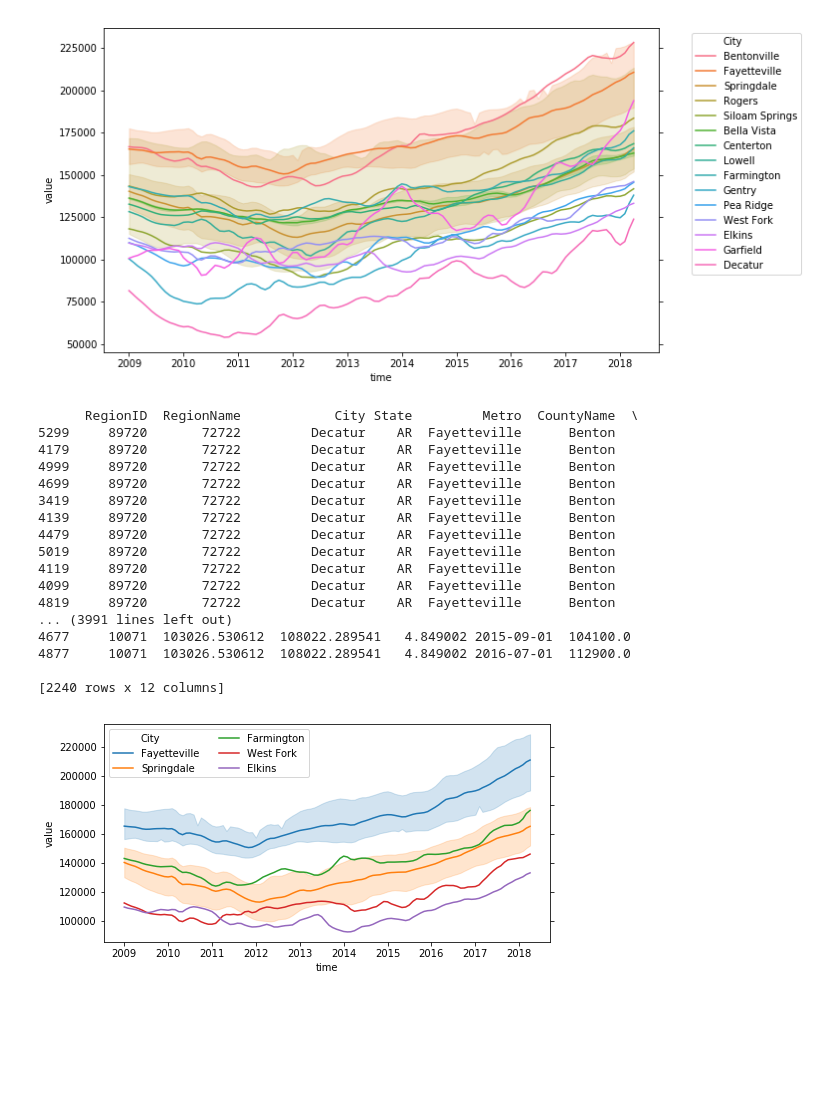
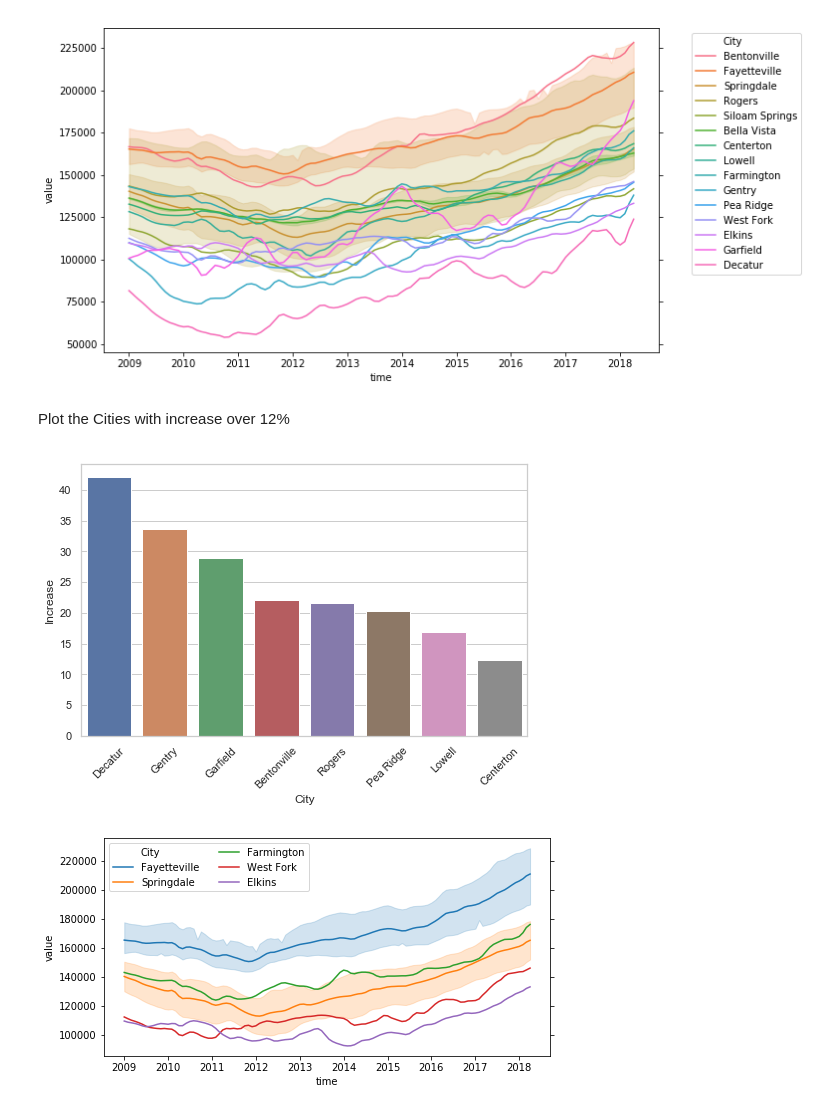
Before and after one commit to Francismorales/Time_Series_Forecasting_RealEstateNWA, a Jupyter notebook: mod_4_starter_notebook.ipynb, the cells around one changed output. Cells and saved outputs as stored; diff of their text form; code cells hidden in the pictures; blank space fills up the shorter version.

```diff
--- a/mod_4_starter_notebook.ipynb
+++ b/mod_4_starter_notebook.ipynb
@@ -174,6 +201,7 @@ print(dfARCounty.columns.get_loc("2018-04"))
 209
 271
 # %%
-dfARCounty['AvgPrice_2013']= dfARCounty[dfARCounty.columns[160:209]].mean(axis=1)
-dfARCounty['AvgPrice_2018'] = dfARCounty[dfARCounty.columns[209:]].mean(axis=1) #last index not included
+#Calculate the rate of increase based on median of each 5-year period
+dfARCounty['AvgPrice_2013']= dfARCounty[dfARCounty.columns[160:209]].median(axis=1)
+dfARCounty['AvgPrice_2018'] = dfARCounty[dfARCounty.columns[209:]].median(axis=1) #last index not included
 dfARCounty['Increase'] = (dfARCounty['AvgPrice_2018'] - dfARCounty['AvgPrice_2013']) / dfARCounty['AvgPrice_2013'] * 100
@@ -196,5 +215,5 @@ dfARCountyMelted.dropna(axis=0, inplace=True)
 #Convert time colum to datetime format
 dfARCountyMelted['time'] = pd.to_datetime(dfARCountyMelted['time'], infer_datetime_format=True, errors='coerce')
 # %%
-#Select data generated after 2008-12
-dfARCountyMelted2009 = dfARCountyMelted.loc[dfARCountyMelted['time'] > '2008-12-01']
+#Select data generated after 2009-03 in order to have complete cycles in my data
+dfARCountyMelted2009 = dfARCountyMelted.loc[dfARCountyMelted['time'] > '2009-03-01']
@@ -220,22 +241,6 @@ plt.legend(ncol=1, bbox_to_anchor=(1.05, 1));
 [figure]
 # %%
 #Sort dataframe be increase in value and plot
-dfARCountyMelted2009.sort_values(by=['Increase'], ascending=False)
+sortedvals = dfARCountyMelted2009.sort_values(by=['Increase'], ascending=False)
-# %% [output]
-      RegionID  RegionName            City State         Metro  CountyName  \
-5299     89720       72722         Decatur    AR  Fayetteville      Benton
-4179     89720       72722         Decatur    AR  Fayetteville      Benton
-4999     89720       72722         Decatur    AR  Fayetteville      Benton
-4699     89720       72722         Decatur    AR  Fayetteville      Benton
-3419     89720       72722         Decatur    AR  Fayetteville      Benton
-4139     89720       72722         Decatur    AR  Fayetteville      Benton
-4479     89720       72722         Decatur    AR  Fayetteville      Benton
-5019     89720       72722         Decatur    AR  Fayetteville      Benton
-4119     89720       72722         Decatur    AR  Fayetteville      Benton
-4099     89720       72722         Decatur    AR  Fayetteville      Benton
-4819     89720       72722         Decatur    AR  Fayetteville      Benton
-... (3991 lines left out)
-4677     10071  103026.530612  108022.289541   4.849002 2015-09-01  104100.0
-4877     10071  103026.530612  108022.289541   4.849002 2016-07-01  112900.0
-
-[2240 rows x 12 columns]
+# %%
+increase12 = sortedvals.loc[sortedvals['Increase'] > 12]
@@ -242,3 +249,12 @@ dfARCountyMelted2009.sort_values(by=['Increase'], ascending=False)
+# %% [markdown]
+Plot the Cities with increase over 12%
+# %%
+plt.figure(figsize=(8, 5))
+sns.set(style="whitegrid")
+plt.xticks(rotation=45)
+ax = sns.barplot(x="City", y="Increase", data=increase12)
+# %% [output]
+[figure, added]
 # %%
 #Create dataset by county
 WashingtonCounty = dfARCountyMelted2009.loc[dfARCountyMelted2009['CountyName'] == 'Washington']
```
Also changed, not shown: parts of 21 cells of this notebook.
